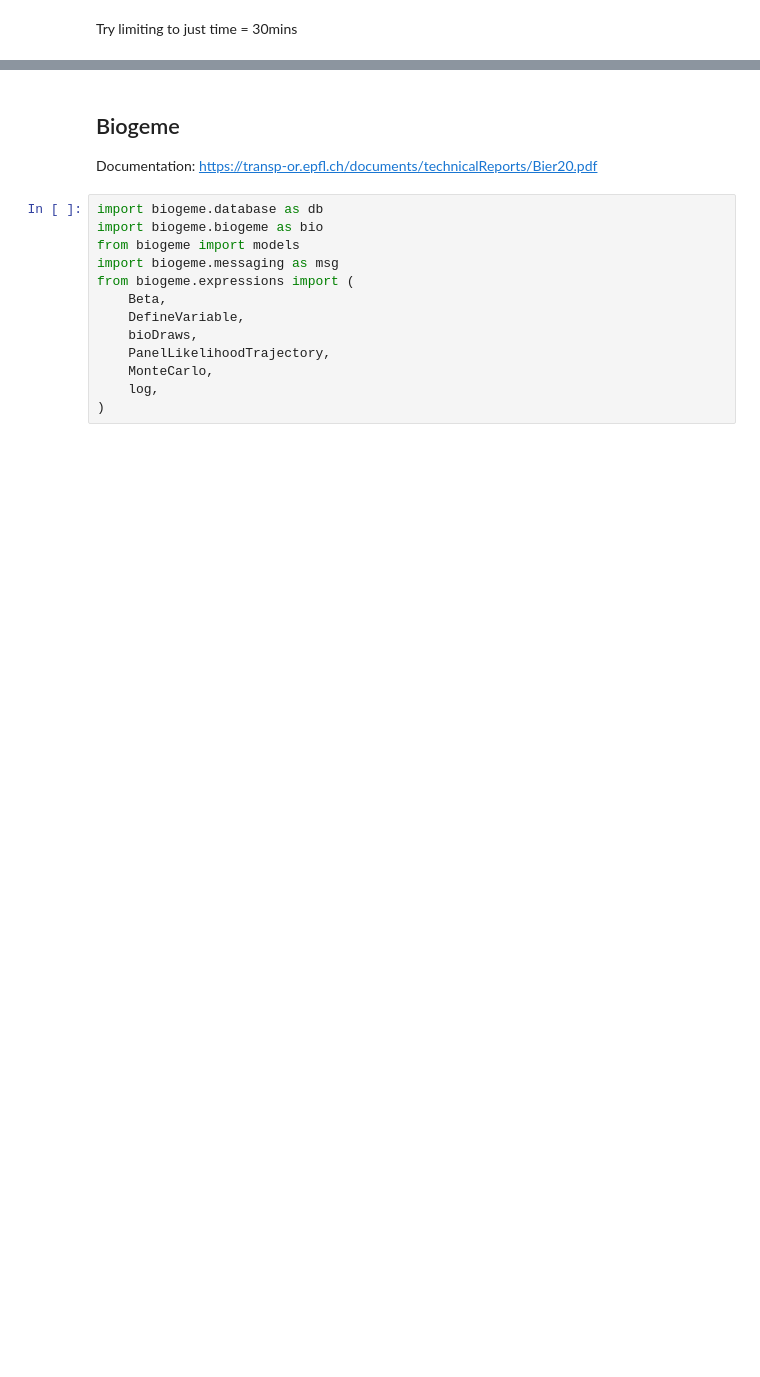
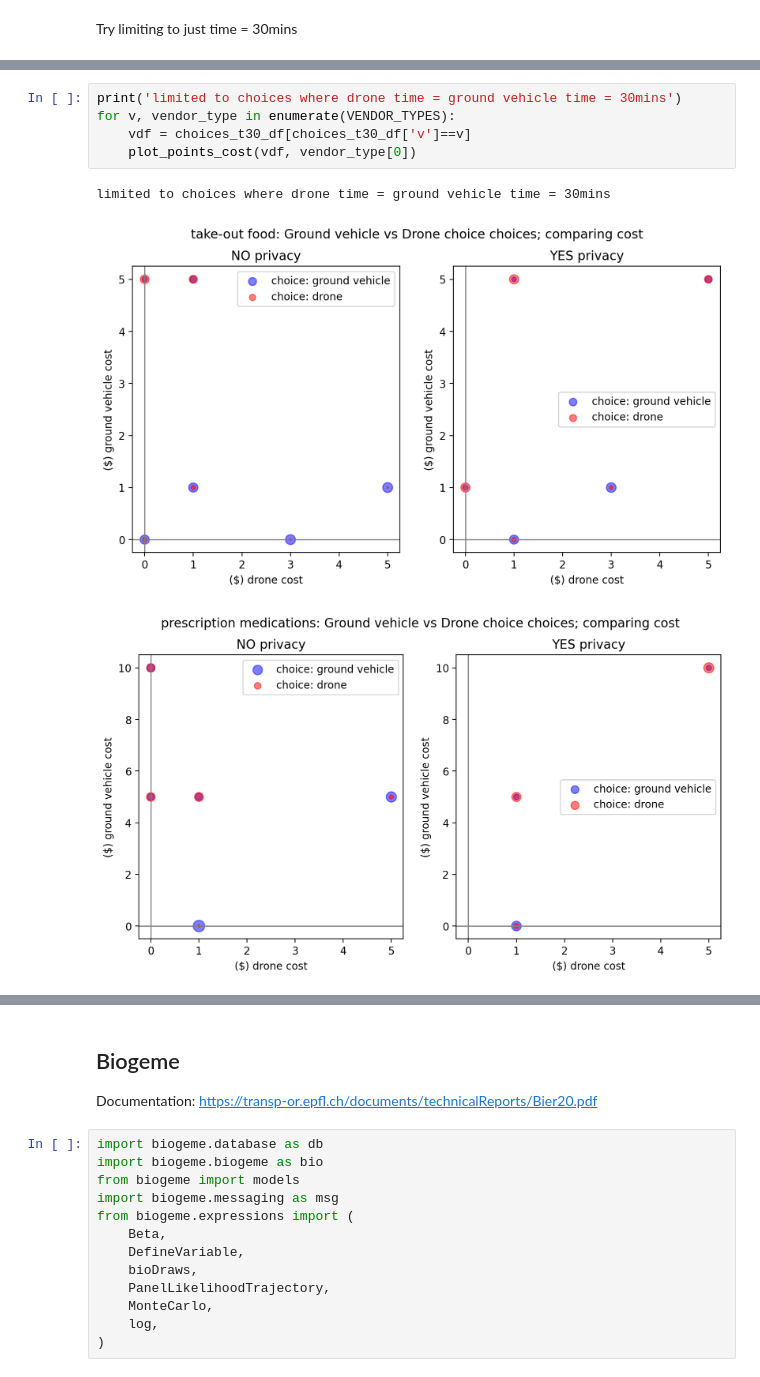
Before and after one commit to aberke/drones-consumer-privacy, a Jupyter notebook: data-analysis/survey-sample-experimental-models-combined.ipynb, the cells around one changed output, grey strips where cells are left out. Drawn from its saved outputs; the diff is of its cells as text; blank space fills up the shorter version.

```diff
--- a/data-analysis/survey-sample-experimental-models-combined.ipynb
+++ b/data-analysis/survey-sample-experimental-models-combined.ipynb
@@ -166,0 +190,9 @@ for v, vendor_type in enumerate(VENDOR_TYPES):
+# %%
+print('limited to choices where drone time = ground vehicle time = 30mins')
+for v, vendor_type in enumerate(VENDOR_TYPES):
+    vdf = choices_t30_df[choices_t30_df['v']==v]
+    plot_points_cost(vdf, vendor_type[0])
+# %% [output]
+limited to choices where drone time = ground vehicle time = 30mins
+[figure, added]
+[figure, added]
```
Also changed, not shown: parts of 23 cells of this notebook, 5 other files.
